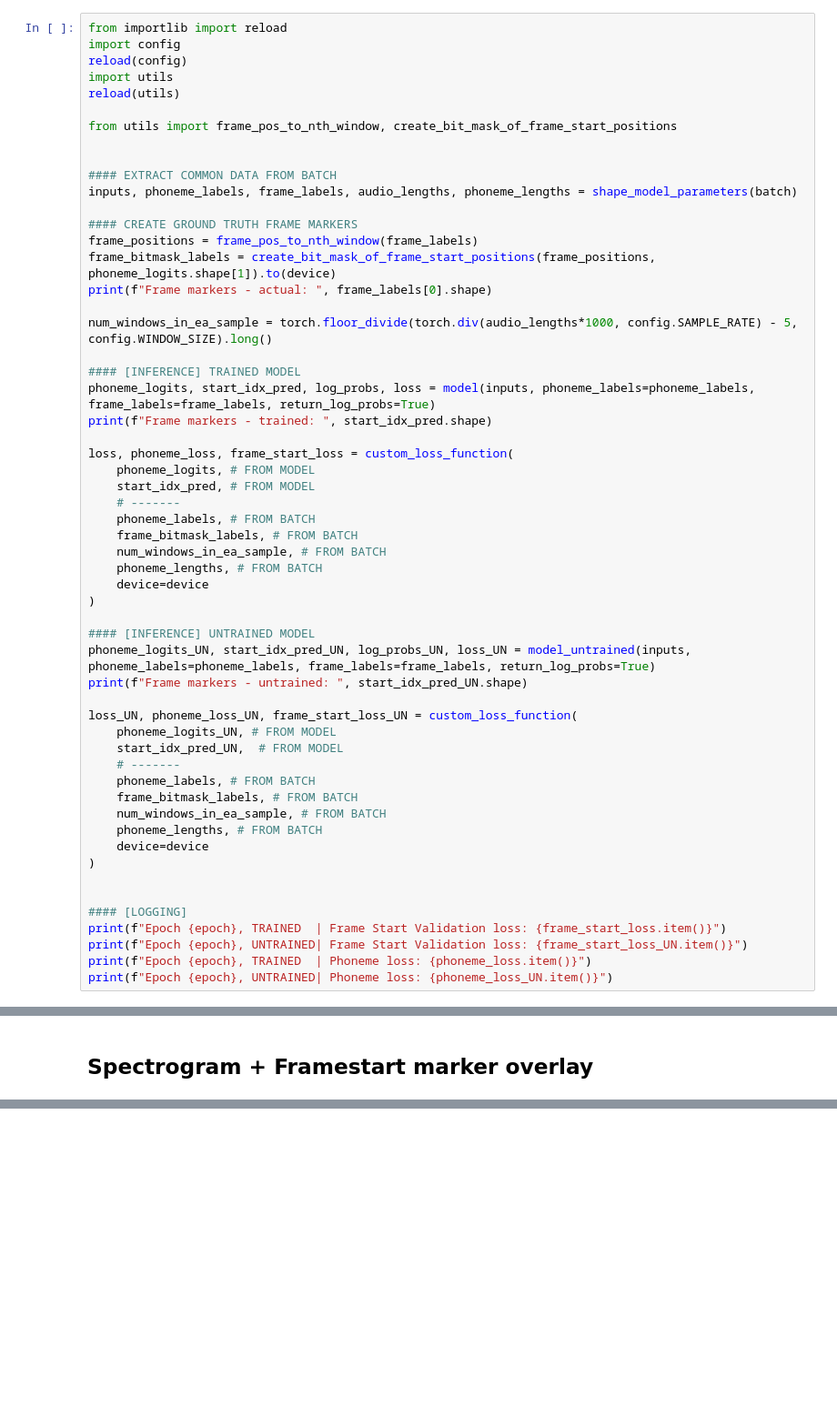
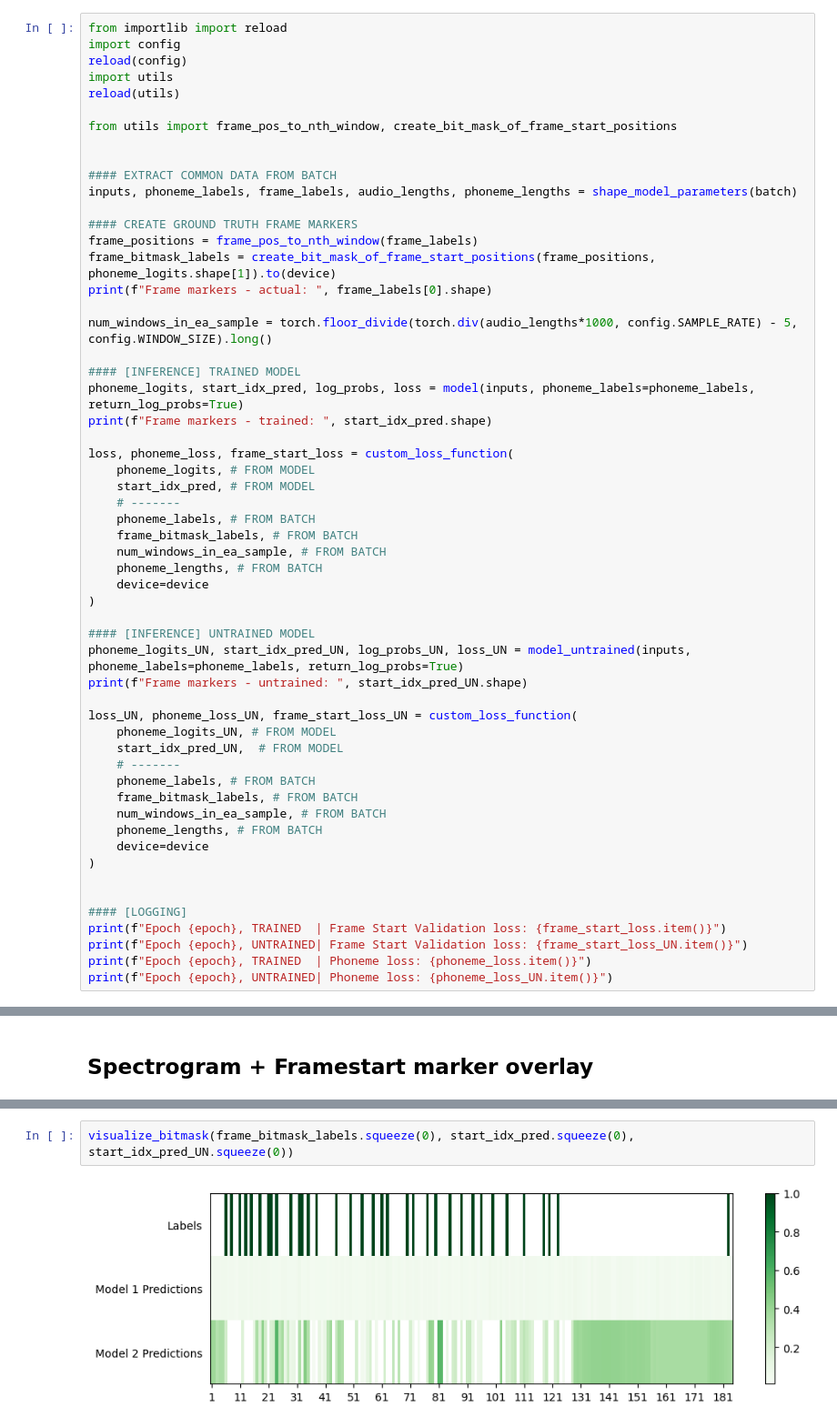
Before and after one commit to lucasdellabella/badbeagle-jupyter, a Jupyter notebook: 00_wav2vec2-timit-finetune.ipynb, the cells around one changed output, grey strips where cells are left out. Shown at 91% size. Saved outputs shown, nothing was run; the diff lists cells and outputs as text; blank space fills up the shorter version.

```diff
--- a/00_wav2vec2-timit-finetune.ipynb
+++ b/00_wav2vec2-timit-finetune.ipynb
@@ -531,7 +624,7 @@ print(f"Frame markers - actual: ", frame_labels[0].shape)
 num_windows_in_ea_sample = torch.floor_divide(torch.div(audio_lengths*1000, config.SAMPLE_RATE) - 5, config.WINDOW_SIZE).long()
 
 #### [INFERENCE] TRAINED MODEL
-phoneme_logits, start_idx_pred, log_probs, loss = model(inputs, phoneme_labels=phoneme_labels, frame_labels=frame_labels, return_log_probs=True)
+phoneme_logits, start_idx_pred, log_probs, loss = model(inputs, phoneme_labels=phoneme_labels, return_log_probs=True)
 print(f"Frame markers - trained: ", start_idx_pred.shape)
 
 loss, phoneme_loss, frame_start_loss = custom_loss_function(
@@ -546,7 +639,7 @@ loss, phoneme_loss, frame_start_loss = custom_loss_function(
 )
 
 #### [INFERENCE] UNTRAINED MODEL
-phoneme_logits_UN, start_idx_pred_UN, log_probs_UN, loss_UN = model_untrained(inputs, phoneme_labels=phoneme_labels, frame_labels=frame_labels, return_log_probs=True)
+phoneme_logits_UN, start_idx_pred_UN, log_probs_UN, loss_UN = model_untrained(inputs, phoneme_labels=phoneme_labels, return_log_probs=True)
 print(f"Frame markers - untrained: ", start_idx_pred_UN.shape)
 
 loss_UN, phoneme_loss_UN, frame_start_loss_UN = custom_loss_function(
@@ -672,0 +762,4 @@ plt.show()
+# %%
+visualize_bitmask(frame_bitmask_labels.squeeze(0), start_idx_pred.squeeze(0), start_idx_pred_UN.squeeze(0))
+# %% [output]
+[figure, added]
```
Also changed, not shown: parts of 17 cells of this notebook, 4 other files.
